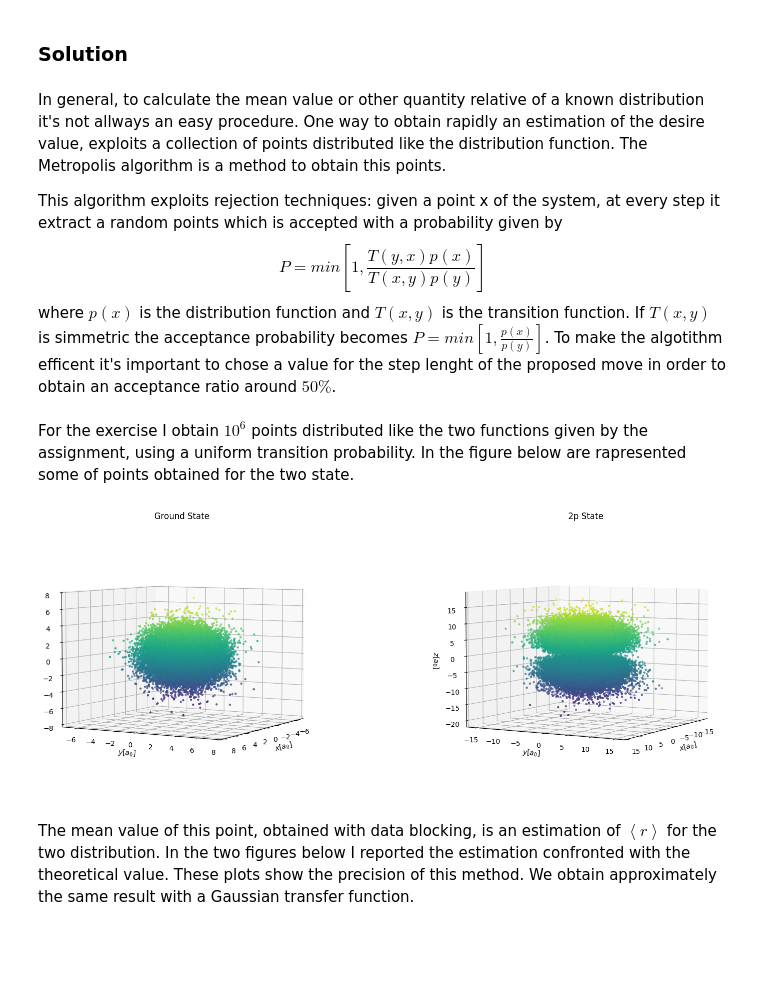
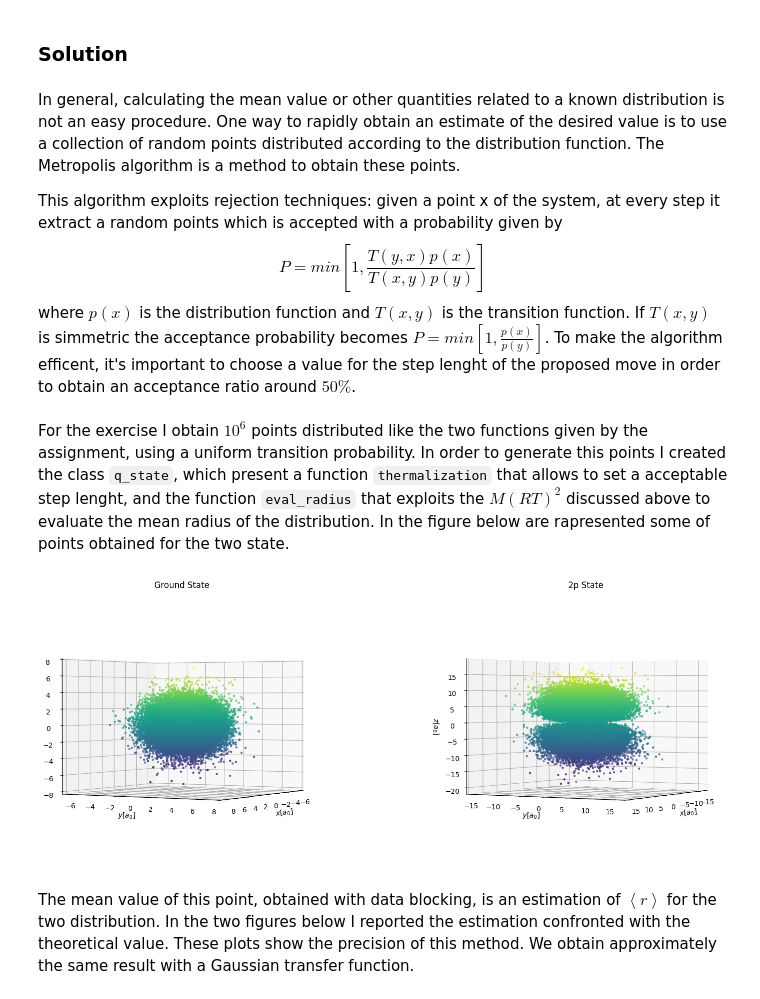
Before and after one commit to chinigio/NSL_Numerical-Simulation-Laboratory, a Jupyter notebook: Es5/Notebook_es5.ipynb, the cells around one changed output. Saved outputs shown, nothing was run; the diff lists cells and outputs as text; code cells hidden in the pictures; blank space fills up the shorter version.

Commit message:
Exercise 5

````diff
--- a/Es5/Notebook_es5.ipynb
+++ b/Es5/Notebook_es5.ipynb
@@ -55,16 +55,15 @@ Show a picture of your estimations of $\left\langle r \right\rangle_{\Psi_{1,0,0
 # %% [markdown]
 ### Solution
 # %% [markdown]
-In general, to calculate the mean value or other quantity relative of a known distribution it's not allways an easy procedure. One way to obtain rapidly an estimation of the desire value, exploits a collection of points distributed like the distribution function. The Metropolis algorithm is a method to obtain this points.
+In general, calculating the mean value or other quantities related to a known distribution is not an easy procedure. One way to rapidly obtain an estimate of the desired value is to use a collection of random points distributed according to the distribution function. The Metropolis algorithm is a method to obtain these points.
 
 This algorithm exploits rejection techniques: given a point x of the system, at every step it extract a random points which is accepted with a probability given by
 \begin{equation}
     P = min[1, \frac{T(y,x) p(x)}{T(x,y) p(y)}]
 \end{equation}
-where $p(x)$ is the distribution function and $T(x,y)$ is the transition function. If $T(x,y)$ is simmetric the acceptance probability becomes $P = min[1, \frac{p(x)}{p(y)}]$. To make the algotithm efficent it's important to chose a value for the step lenght of the proposed move in order to obtain an acceptance ratio around $50 \%$.
+where $p(x)$ is the distribution function and $T(x,y)$ is the transition function. If $T(x,y)$ is simmetric the acceptance probability becomes $P = min[1, \frac{p(x)}{p(y)}]$. To make the algorithm efficent, it's important to choose a value for the step lenght of the proposed move in order to obtain an acceptance ratio around $50 \%$.
 # %% [markdown]
-For the exercise I obtain $10^6$ points distributed like the two functions given by the assignment, using a uniform transition probability.
-In the figure below are rapresented some of points obtained for the two state.
+For the exercise I obtain $10^6$ points distributed like the two functions given by the assignment, using a uniform transition probability. In order to generate this points I created the class ```q_state```, which present a function ```thermalization``` that allows to set a acceptable step lenght, and the function ```eval_radius``` that exploits the $M(RT)^2$ discussed above to evaluate the mean radius of the distribution. In the figure below are rapresented some of points obtained for the two state.
 # %%
 import numpy as np
 import matplotlib
@@ -72,35 +71,35 @@ import matplotlib.pyplot as plt
 
 #load data
 data_gs = np.loadtxt("data/gs.xyz")
 data_2p = np.loadtxt("data/2p.xyz")
 
-th = 5
+th = 1
 phi = 30
 
 fig = plt.figure(figsize=(18,6))
 
 #plot of the gs distribution
 ax1 = fig.add_subplot(1,2,1,projection='3d')
 ax1.scatter(data_gs[:,0], data_gs[:,1], data_gs[:,2], c=data_gs[:,2], marker='.')
 ax1.set_title('Ground State')
 ax1.set_xlabel(r'$x [a_{0}]$')
 ax1.set_ylabel(r'$y [a_{0}]$')
 ax1.set_zlabel(r'$z [a_{0}]$')
 ax1.view_init(elev=th, azim=phi)
 
 #plot of the 2p distribution
 ax2 = fig.add_subplot(1,2,2,projection='3d')
 ax2.scatter(data_2p[:,0], data_2p[:,1], data_2p[:,2], c=data_2p[:,2], marker='.')
 ax2.set_title('2p State')
 ax2.set_xlabel(r'$x [a_{0}]$')
 ax2.set_ylabel(r'$y [a_{0}]$')
 ax2.set_zlabel(r'$z [a_{0}]$')
 ax2.view_init(elev=th, azim=phi)
 
 plt.tight_layout()
 plt.show()
 # %% [output]
-[figure, old version]
+[figure, new version]
 # %% [markdown]
 The mean value of this point, obtained with data blocking, is an estimation of $\left\langle r \right\rangle$ for the two distribution. In the two figures below I reported the estimation confronted with the theoretical value. These plots show the precision of this method. We obtain approximately the same result with a Gaussian transfer function.
 # %%
````
Also changed, not shown: 1 other file.
